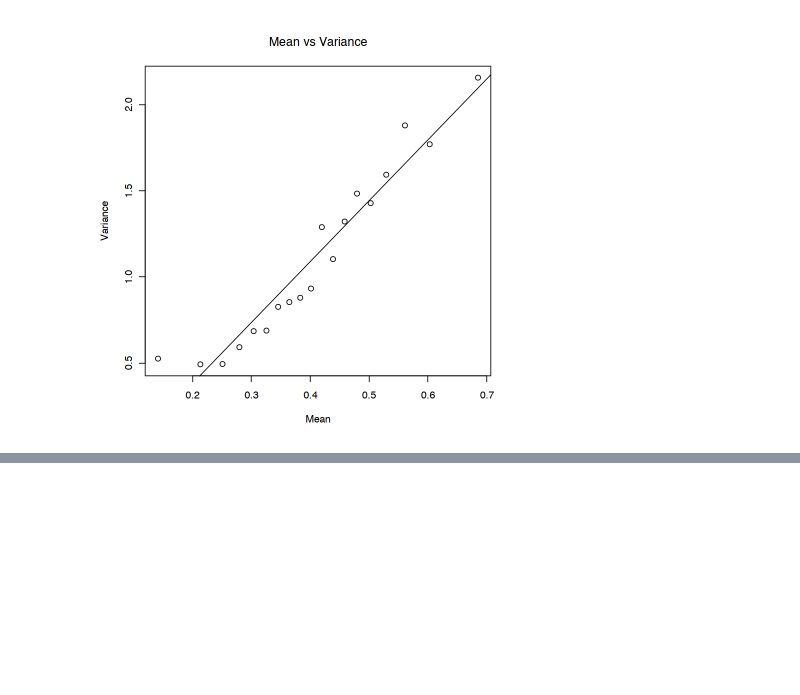
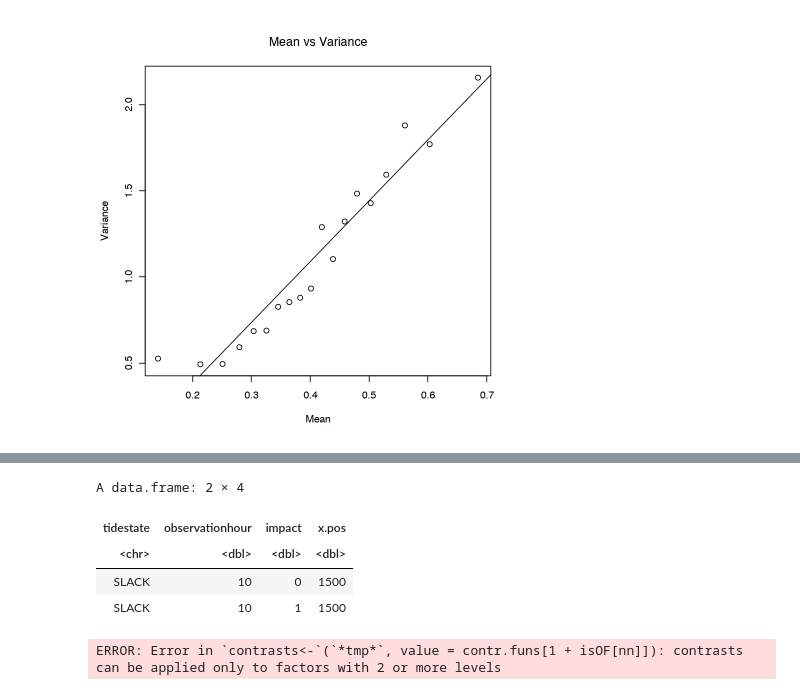
Before and after one commit to erikseulean/glm, a Jupyter notebook: glm_practical1.ipynb, the cells around one changed output, grey strips where cells are left out. Drawn from its saved outputs; the diff is of its cells as text; code cells hidden in the pictures; blank space fills up the shorter version.

```diff
--- a/glm_practical1.ipynb
+++ b/glm_practical1.ipynb
@@ -330,0 +380,14 @@ plot(x=means1, y=variances1, abline(lm(variances1 ~ means1)), xlab="Mean", ylab=
+# %%
+newdat = data.frame(tidestate=c("SLACK", "SLACK"), observationhour=10, impact=c(0, 1), x.pos=1500)
+# %%
+newdat
+# %% [output]
+A data.frame: 2 × 4
+| tidestate | observationhour | impact | x.pos |
+| <chr> | <dbl> | <dbl> | <dbl> |
+| SLACK | 10 | 0 | 1500 |
+| SLACK | 10 | 1 | 1500 |
+# %%
+myprediction<-MuMIn:::predict.gls(fit.gls.AR2_updated, newdata = newdat, se.fit=TRUE)
+# %% [output]
+ERROR: Error in `contrasts<-`(`*tmp*`, value = contr.funs[1 + isOF[nn]]): contrasts can be applied only to factors with 2 or more levels
```
Also changed, not shown: parts of 9 cells of this notebook.
